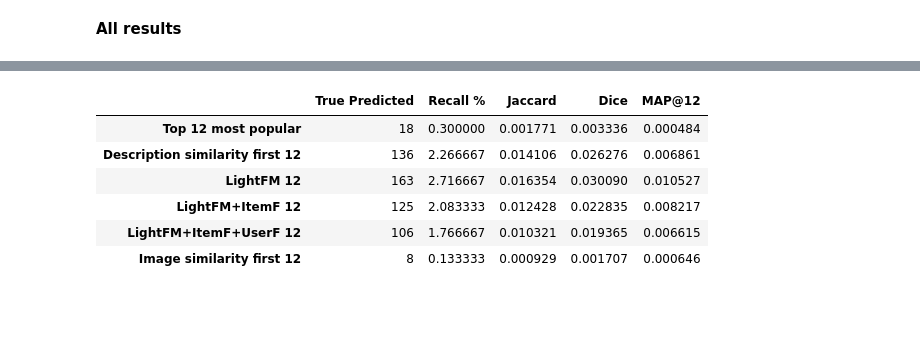
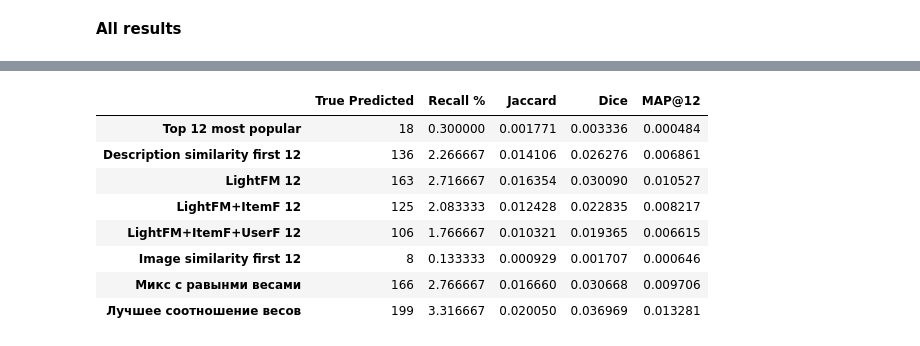
Before and after one commit to alex-prokudaylo/otus_education, a Jupyter notebook: h-m-recsys-final-test.ipynb, the cells around one changed output, grey strips where cells are left out. Drawn from its saved outputs; the diff is of its cells as text; code cells hidden in the pictures; blank space fills up the shorter version.

```diff
--- a/h-m-recsys-final-test.ipynb
+++ b/h-m-recsys-final-test.ipynb
@@ -200,9 +200,9 @@ Jaccard: 0.01378
 Dice: 0.02662
 Mean Average Precision @ 12: 0.006861
 # %%
-mp_preds_12 = [item[:12] for item in nlp_preds]
+nlp_preds_12 = [item[:12] for item in nlp_preds]
 
-nlp12_metrics = metrics(ground_truth_list, mp_preds_12)
+nlp12_metrics = metrics(ground_truth_list, nlp_preds_12)
 # %% [output]
 Interceptions: 136 from 6000 (2.267%)
 Jaccard: 0.01411
@@ -336,0 +448,15 @@ pd.DataFrame([mp100_metrics,
+# %%
+# Данные для итоговой таблицы
+
+# Смесь в равных пропроциях
+first_mix = [mp_preds, nlp_preds, img_preds, lightfm_preds, lightfm_if_preds, lightfm_if_uf_preds]
+first_mix_preds = [np.concatenate(item) for item in zip(*first_mix)]
+first_mix_predss_top12 = [pd.value_counts(item).head(12).index.values for item in first_mix_preds]
+first_mix_predss_top12_metrics = metrics(ground_truth_list, first_mix_predss_top12)
+
+# Лучший бленд
+# Most Popular + 2 x NLP Similarity + CV Similarity + LIGHTFM + 2 x LIGHTFM+ItemFeatures
+best_mix = [mp_preds,  nlp_preds, nlp_preds, img_preds, lightfm_preds, lightfm_if_preds, lightfm_if_preds]
+best_mix_preds = [np.concatenate(item) for item in zip(*best_mix)]
+best_mix_predss_top12 = [pd.value_counts(item).head(12).index.values for item in best_mix_preds]
+best_mix_predss_top12_metrics = metrics(ground_truth_list, best_mix_predss_top12)
@@ -337,24 +472,30 @@ pd.DataFrame([mp100_metrics,
 # %%
 pd.DataFrame([mp12_metrics,
               nlp12_metrics,
               lfm12_metrics,
               lfm12_if_metrics,
               lfm12_if_uf_metrics,
               img12_metrics,
+              first_mix_predss_top12_metrics,
+              best_mix_predss_top12_metrics
               ],
              index = ["Top 12 most popular",
                       "Description similarity first 12",
                       "LightFM 12",
                       "LightFM+ItemF 12",
                       "LightFM+ItemF+UserF 12",
                       "Image similarity first 12",
+                      "Микс с равынми весами",
+                      "Лучшее соотношение весов"
                       ],
             columns = ["True Predicted", "Recall %", "Jaccard", "Dice", "MAP@12"])
 # %% [output]
 |  | True Predicted | Recall % | Jaccard | Dice | MAP@12 |
 | Top 12 most popular | 18 | 0.300000 | 0.001771 | 0.003336 | 0.000484 |
 | Description similarity first 12 | 136 | 2.266667 | 0.014106 | 0.026276 | 0.006861 |
 | LightFM 12 | 163 | 2.716667 | 0.016354 | 0.030090 | 0.010527 |
 | LightFM+ItemF 12 | 125 | 2.083333 | 0.012428 | 0.022835 | 0.008217 |
 | LightFM+ItemF+UserF 12 | 106 | 1.766667 | 0.010321 | 0.019365 | 0.006615 |
 | Image similarity first 12 | 8 | 0.133333 | 0.000929 | 0.001707 | 0.000646 |
+| Микс с равынми весами | 166 | 2.766667 | 0.016660 | 0.030668 | 0.009706 |
+| Лучшее соотношение весов | 199 | 3.316667 | 0.020050 | 0.036969 | 0.013281 |
```
Also changed, not shown: parts of 9 cells of this notebook.
